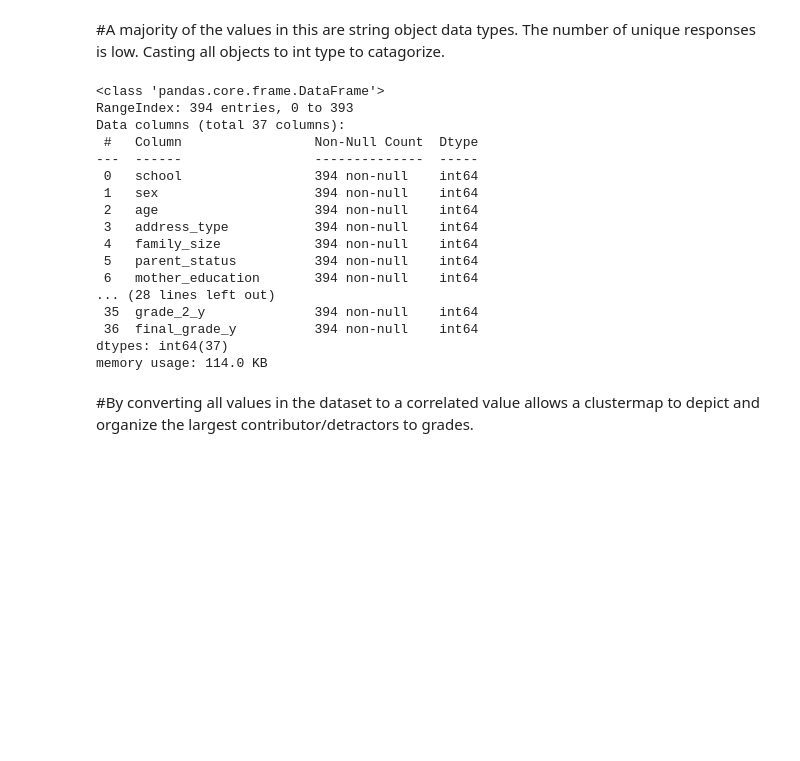
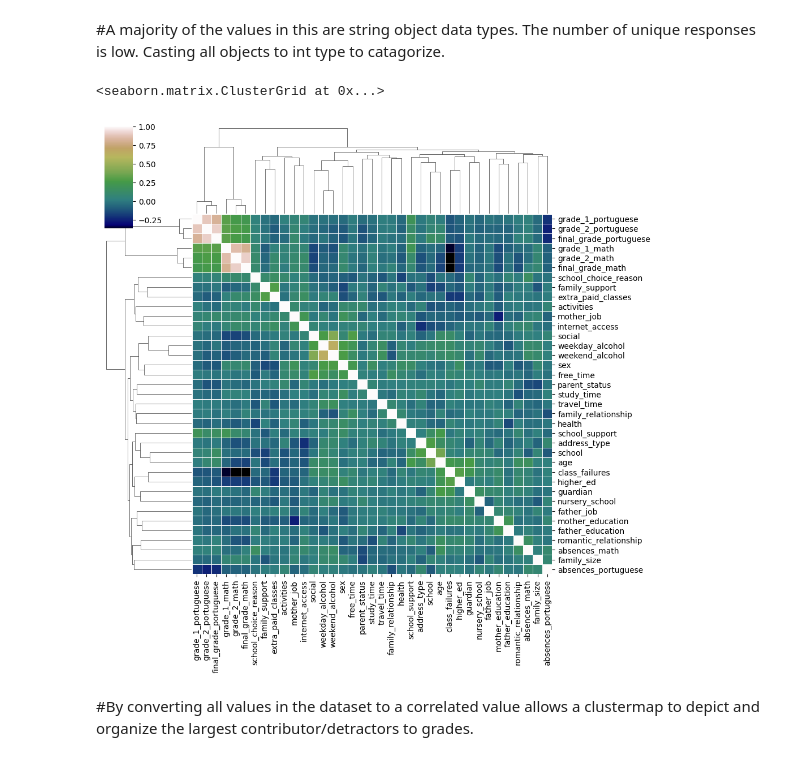
Before and after one commit to MEPritchard/EduPerformance, a Jupyter notebook: eduperformance.ipynb, the cells around one changed output. Saved outputs shown, nothing was run; the diff lists cells and outputs as text; code cells hidden in the pictures; blank space fills up the shorter version.

```diff
--- a/eduperformance.ipynb
+++ b/eduperformance.ipynb
@@ -55,24 +124,12 @@ def index_unique_responses(dataframe):
     return indexed_dataframe
 # %%
 #drop 'student_id' for scale.
-int_df=index_unique_responses(data_df.drop(columns=['student_id']))
-int_df.info()
+int_df=index_unique_responses(merged_df.drop(columns=['student_id']))
+#int_df.info()
 #check all dtypes
-# %% [output]
-<class 'pandas.core.frame.DataFrame'>
-RangeIndex: 394 entries, 0 to 393
-Data columns (total 37 columns):
- #   Column                 Non-Null Count  Dtype
----  ------                 --------------  -----
- 0   school                 394 non-null    int64
- 1   sex                    394 non-null    int64
- 2   age                    394 non-null    int64
- 3   address_type           394 non-null    int64
- 4   family_size            394 non-null    int64
- 5   parent_status          394 non-null    int64
- 6   mother_education       394 non-null    int64
-... (28 lines left out)
- 35  grade_2_y              394 non-null    int64
- 36  final_grade_y          394 non-null    int64
-dtypes: int64(37)
-memory usage: 114.0 KB
+# %%
+#Bird's eye view of things that seem related to each other [math grades : portu grades], [sex, alcohol, social],
+sns.clustermap(int_df.corr(), linewidths=.5, cmap='gist_earth')
+# %% [output]
+<seaborn.matrix.ClusterGrid at 0x...>
+[figure, added]
```
Also changed, not shown: parts of 31 cells of this notebook.
